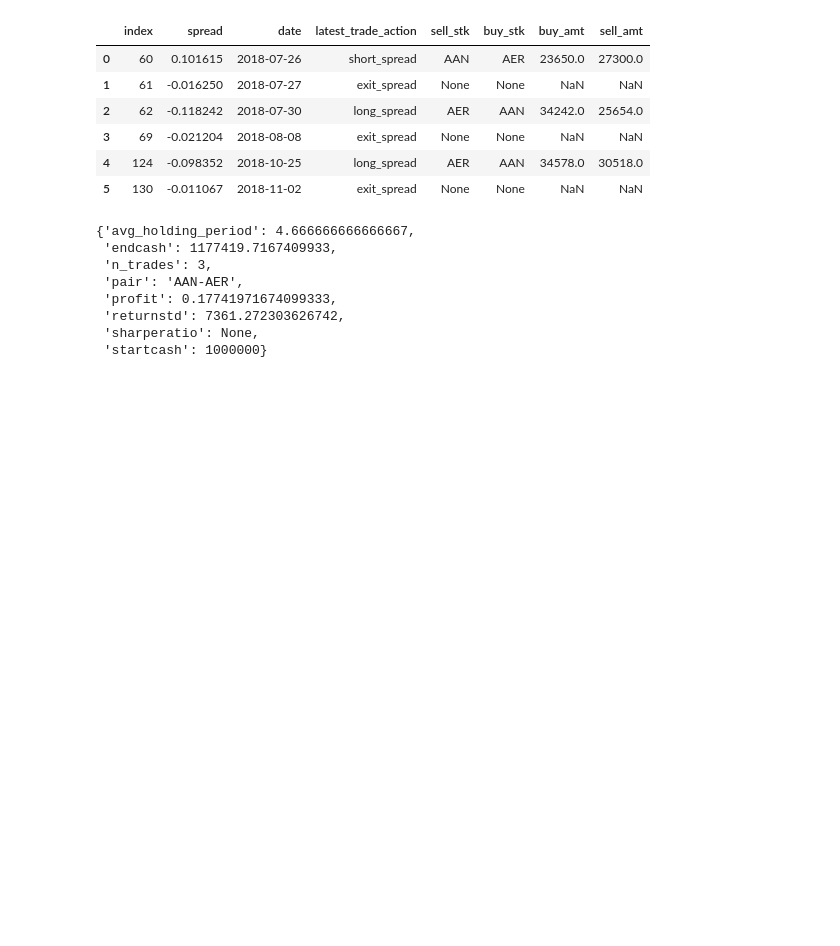
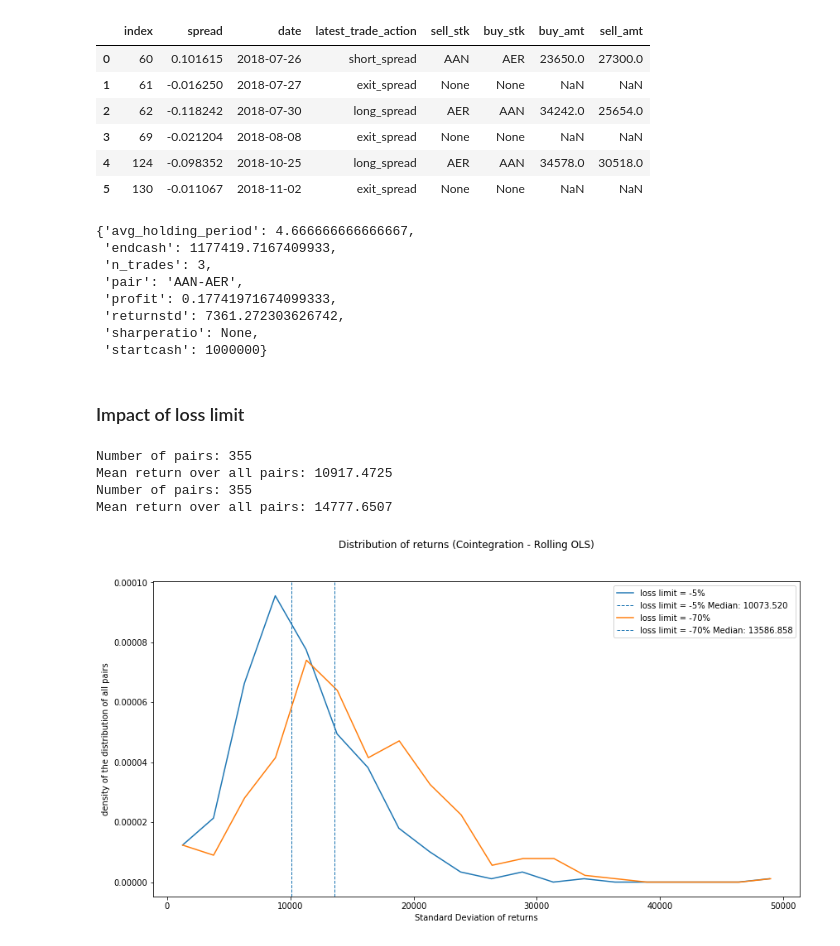
Before and after one commit to wywongbd/pairstrade-fyp-2019, a Jupyter notebook: jupyter_py/8a-Decode-Log-files.ipynb, the cells around one changed output. Saved outputs shown, nothing was run; the diff lists cells and outputs as text; code cells hidden in the pictures; blank space fills up the shorter version.

Commit message:
added code to decode logs

```diff
--- a/jupyter_py/8a-Decode-Log-files.ipynb
+++ b/jupyter_py/8a-Decode-Log-files.ipynb
@@ -44,3 +44,5 @@ dic
  'returnstd': 7361.272303626742,
  'sharperatio': None,
  'startcash': 1000000}
+# %% [markdown]
+### Impact of loss limit
@@ -46,0 +107,50 @@ dic
+# %%
+df = {}
+output_dir = {}
+output_dir['-0.05'] = 'output/grid-search-2019-04-09_23-53-15-774'
+output_dir['-0.1'] = 'output/grid-search-2019-04-09_22-23-07-888'
+output_dir['-0.2'] = 'output/grid-search-2019-04-09_22-26-38-005'
+output_dir['-0.3'] = 'output/grid-search-2019-04-09_22-30-29-460'
+output_dir['-0.4'] = 'output/grid-search-2019-04-09_22-33-18-033'
+output_dir['-0.5'] = 'output/grid-search-2019-04-09_22-37-52-589'
+output_dir['-0.6'] = 'output/grid-search-2019-04-09_22-42-59-300'
+output_dir['-0.7'] = 'output/grid-search-2019-04-09_23-08-06-784'
+output_dir['-0.8'] = 'output/grid-search-2019-04-09_23-33-07-648'
+output_dir['-0.9'] = 'output/grid-search-2019-04-09_23-43-16-926'
+output_dir['-1.0'] = 'output/grid-search-2019-04-09_23-47-25-941'
+output_dir['-1.5'] = 'output/grid-search-2019-04-09_23-57-47-738'
+
+df['-0.05'] = Decoder.get_information_as_df('Performance of this pair', output_dir['-0.05'])
+df['-0.1'] = Decoder.get_information_as_df('Performance of this pair', output_dir['-0.1'])
+df['-0.2'] = Decoder.get_information_as_df('Performance of this pair', output_dir['-0.2'])
+df['-0.3'] = Decoder.get_information_as_df('Performance of this pair', output_dir['-0.3'])
+df['-0.4'] = Decoder.get_information_as_df('Performance of this pair', output_dir['-0.4'])
+df['-0.5'] = Decoder.get_information_as_df('Performance of this pair', output_dir['-0.5'])
+df['-0.6'] = Decoder.get_information_as_df('Performance of this pair', output_dir['-0.6'])
+df['-0.7'] = Decoder.get_information_as_df('Performance of this pair', output_dir['-0.7'])
+df['-0.8'] = Decoder.get_information_as_df('Performance of this pair', output_dir['-0.8'])
+df['-0.9'] = Decoder.get_information_as_df('Performance of this pair', output_dir['-0.9'])
+df['-1.0'] = Decoder.get_information_as_df('Performance of this pair', output_dir['-1.0'])
+df['-1.5'] = Decoder.get_information_as_df('Performance of this pair', output_dir['-1.5'])
+# %%
+from matplotlib.ticker import PercentFormatter
+
+plot_rs_dist(df['-0.05']['returnstd'], None, 'Distribution of returns (Cointegration - Rolling OLS)', mean=False, median=True, color=None, methodName="loss limit = -5%")
+# plot_rs_dist(df['-0.1']['profit'], None, 'fig_title', mean=False, median=True, color=None, methodName="loss limit = -10%")
+# plot_rs_dist(df['-0.2']['profit'], None, 'fig_title', mean=False, median=False, color=None, methodName="loss limit = -20%")
+# plot_rs_dist(df['-0.3']['profit'], None, 'fig_title', mean=False, median=False, color=None, methodName="loss limit = -30%")
+# plot_rs_dist(df['-0.4']['profit'], None, 'fig_title', mean=False, median=False, color=None, methodName="loss limit = -40%")
+# plot_rs_dist(df['-0.5']['profit'], None, 'fig_title', mean=False, median=1, color=None, methodName="loss limit = -50%")
+# plot_rs_dist(df['-0.6']['profit'], None, 'fig_title', mean=False, median=1, color=None, methodName="loss limit = -60%")
+plot_rs_dist(df['-0.7']['returnstd'], None, 'Distribution of returns (Cointegration - Rolling OLS)', mean=False, median=1, color=None, methodName="loss limit = -70%")
+# plot_rs_dist(df['-0.8']['profit'], None, 'fig_title', mean=False, median=1, color=None, methodName="loss limit = -80%")
+# plot_rs_dist(df['-0.9']['profit'], None, 'fig_title', mean=False, median=1, color=None, methodName="loss limit = -90%")
+# plot_rs_dist(df['-1.0']['profit'], None, 'fig_title', mean=False, median=True, color=None, methodName="loss limit = -100%")
+# plot_rs_dist(df['-1.5']['profit'], None, 'Distribution of returns', mean=False, median=True, color=None, methodName="loss limit = -150%")
+plt.show()
+# %% [output]
+Number of pairs: 355
+Mean return over all pairs: 10917.4725
+Number of pairs: 355
+Mean return over all pairs: 14777.6507
+[figure, added]
```
Also changed, not shown: parts of 3 cells of this notebook, 1 other file.
